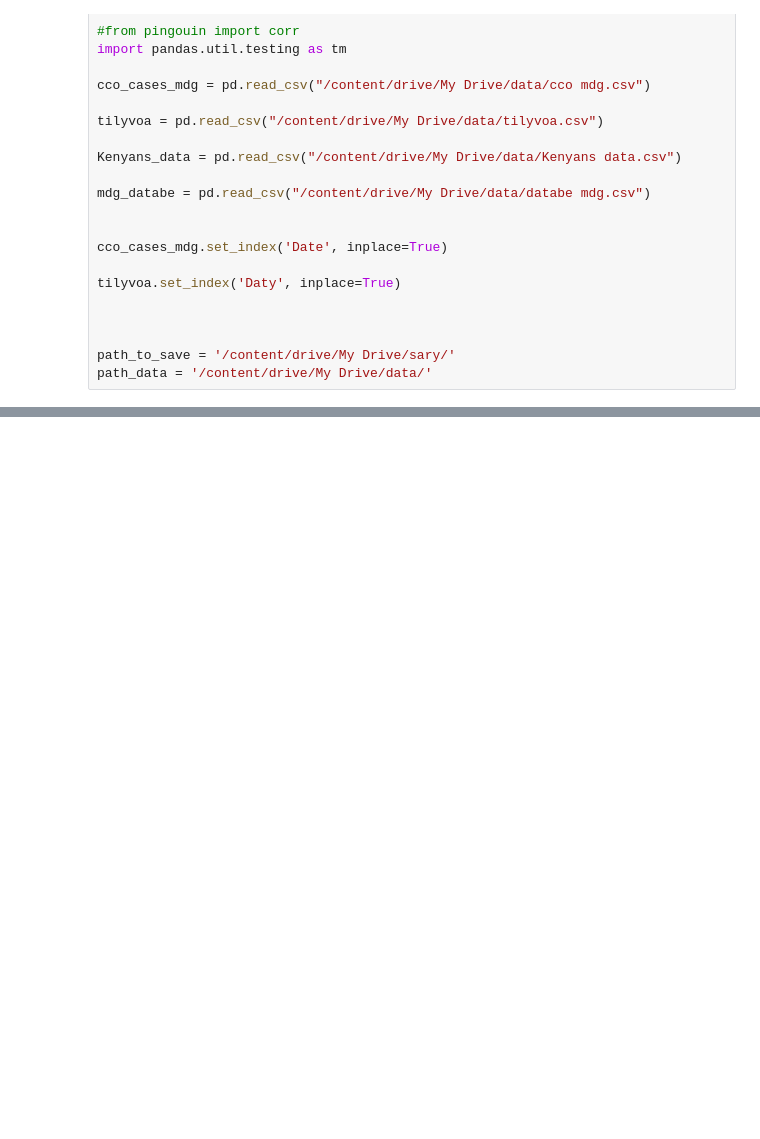
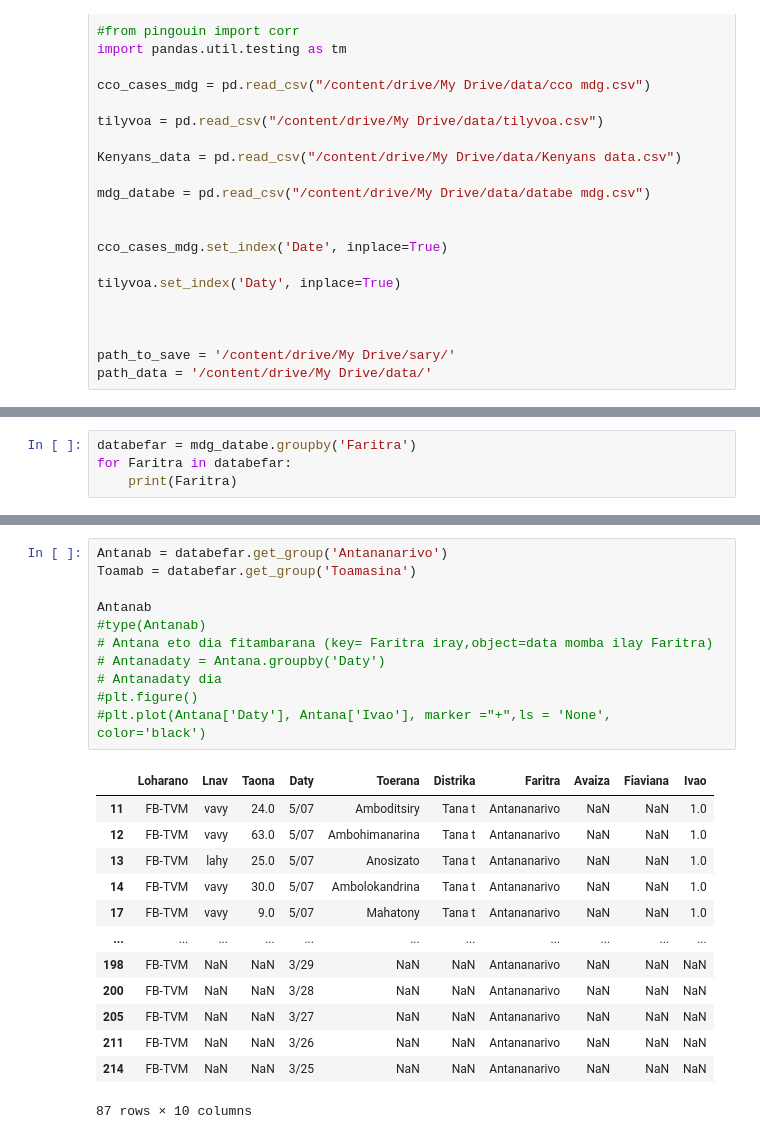
Before and after one commit to herysedra/covid19-mankaiza-clone, a Jupyter notebook: stats/Fampita_mdg_ke.ipynb, the cells around one changed output, grey strips where cells are left out. Drawn from its saved outputs; the diff is of its cells as text; blank space fills up the shorter version.

```diff
--- a/stats/Fampita_mdg_ke.ipynb
+++ b/stats/Fampita_mdg_ke.ipynb
@@ -79,0 +79,4 @@ memory usage: 14.8+ KB
+# %%
+databefar = mdg_databe.groupby('Faritra')
+for Faritra in databefar:
+    print(Faritra)
@@ -79,0 +101,25 @@ memory usage: 14.8+ KB
+# %%
+Antanab = databefar.get_group('Antananarivo')
+Toamab = databefar.get_group('Toamasina')
+
+Antanab
+#type(Antanab)
+# Antana eto dia fitambarana (key= Faritra iray,object=data momba ilay Faritra)
+# Antanadaty = Antana.groupby('Daty')
+# Antanadaty dia
+#plt.figure()
+#plt.plot(Antana['Daty'], Antana['Ivao'], marker ="+",ls = 'None', color='black')
+# %% [output]
+|  | Loharano | Lnav | Taona | Daty | Toerana | Distrika | Faritra | Avaiza | Fiaviana | Ivao |
+| 11 | FB-TVM | vavy | 24.0 | 5/07 | Amboditsiry | Tana t | Antananarivo | NaN | NaN | 1.0 |
+| 12 | FB-TVM | vavy | 63.0 | 5/07 | Ambohimanarina | Tana t | Antananarivo | NaN | NaN | 1.0 |
+| 13 | FB-TVM | lahy | 25.0 | 5/07 | Anosizato | Tana t | Antananarivo | NaN | NaN | 1.0 |
+| 14 | FB-TVM | vavy | 30.0 | 5/07 | Ambolokandrina | Tana t | Antananarivo | NaN | NaN | 1.0 |
+| 17 | FB-TVM | vavy | 9.0 | 5/07 | Mahatony | Tana t | Antananarivo | NaN | NaN | 1.0 |
+| ... | ... | ... | ... | ... | ... | ... | ... | ... | ... | ... |
+| 198 | FB-TVM | NaN | NaN | 3/29 | NaN | NaN | Antananarivo | NaN | NaN | NaN |
+| 200 | FB-TVM | NaN | NaN | 3/28 | NaN | NaN | Antananarivo | NaN | NaN | NaN |
+| 205 | FB-TVM | NaN | NaN | 3/27 | NaN | NaN | Antananarivo | NaN | NaN | NaN |
+| 211 | FB-TVM | NaN | NaN | 3/26 | NaN | NaN | Antananarivo | NaN | NaN | NaN |
+| 214 | FB-TVM | NaN | NaN | 3/25 | NaN | NaN | Antananarivo | NaN | NaN | NaN |
+87 rows × 10 columns
```
Also changed, not shown: parts of 12 cells of this notebook.
